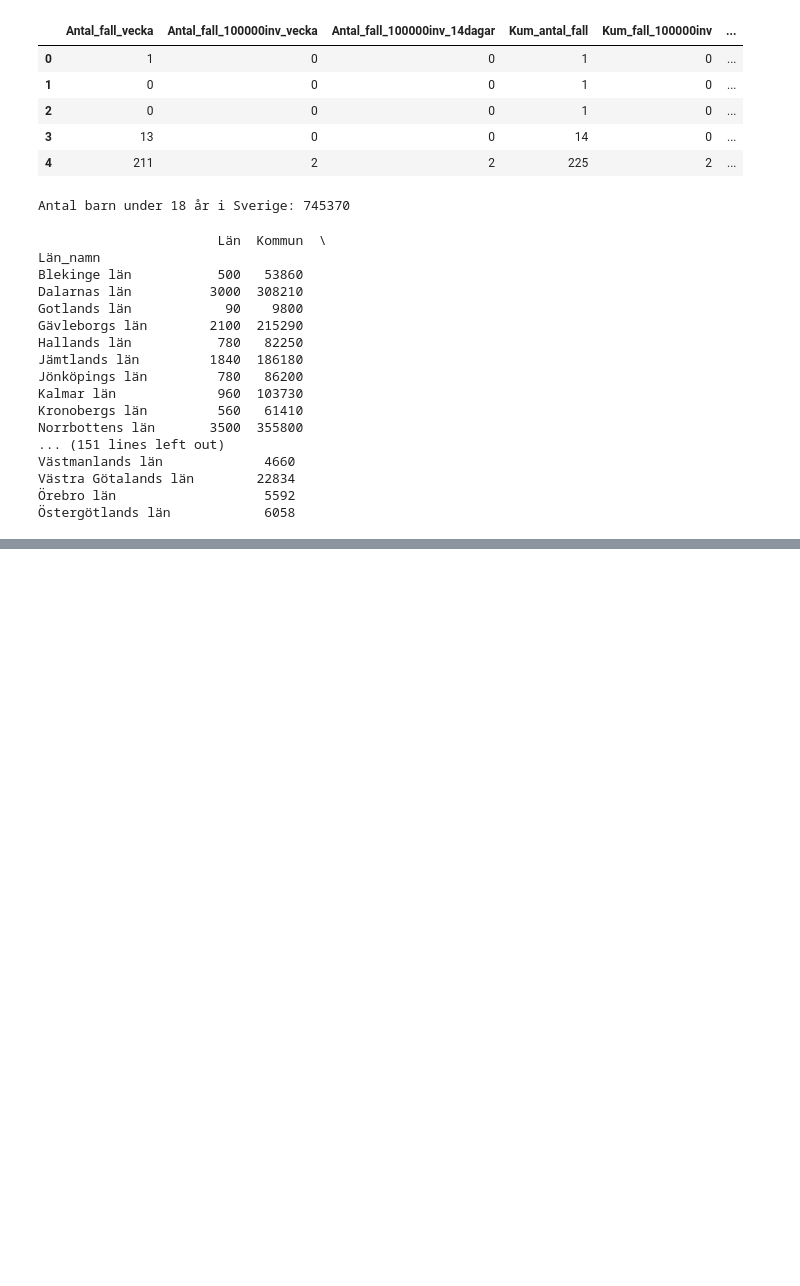
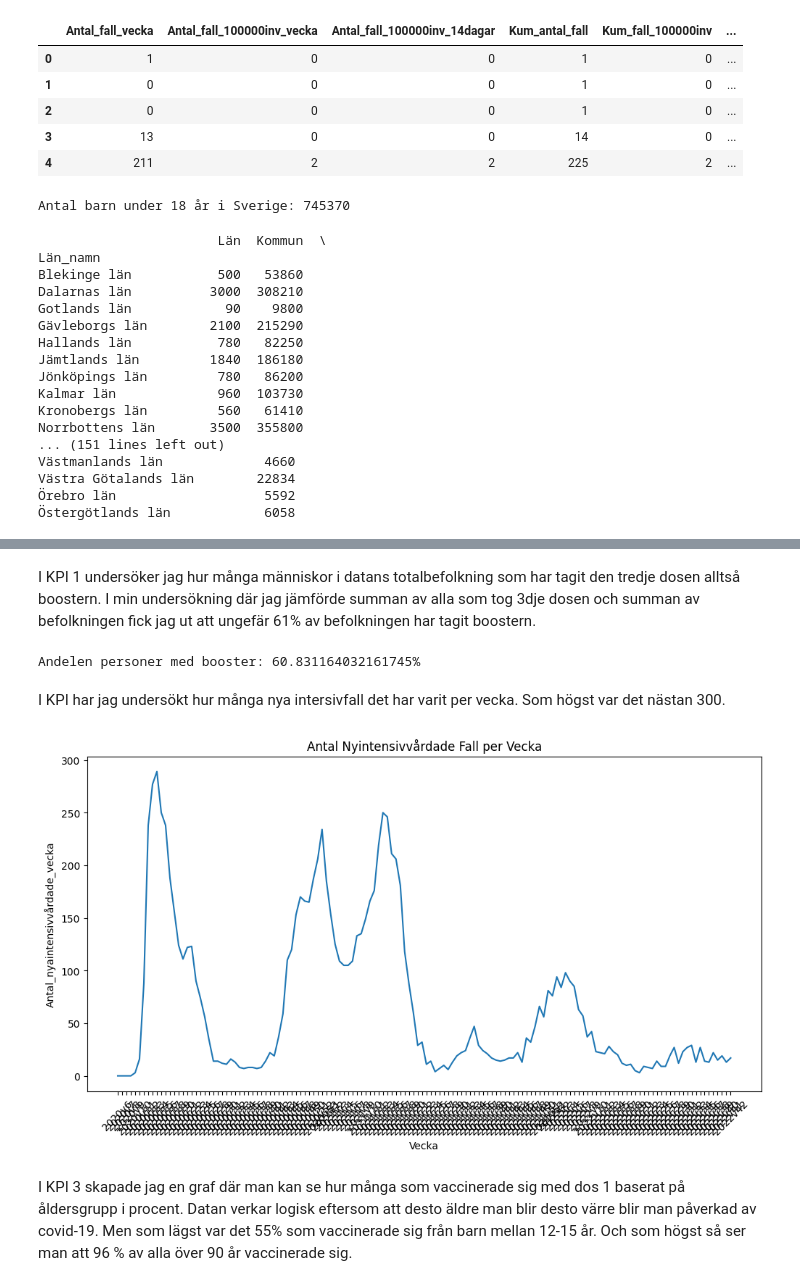
Before and after one commit to JohanClausenLind/Databehandling-Johan-Clausen-Lind, a Jupyter notebook: Labs/Labb_1.ipynb, the cells around one changed output, grey strips where cells are left out. Cells and saved outputs as stored; diff of their text form; code cells hidden in the pictures; blank space fills up the shorter version.

Commit message:
Created KPIs of the data

```diff
--- a/Labs/Labb_1.ipynb
+++ b/Labs/Labb_1.ipynb
@@ -171,0 +174,25 @@ for dos in ['Andel_minst_1_dos', 'Andel_minst_2_doser', 'Andel_3_doser', 'Andel_
+# %% [markdown]
+I KPI 1 undersöker jag hur många människor i datans totalbefolkning som har tagit den tredje dosen alltså boostern. I min undersökning där jag jämförde summan av alla som tog 3dje dosen och summan av befolkningen fick jag ut att ungefär 61% av befolkningen har tagit boostern.
+# %%
+# KPI 1
+total_booster = Vaccinerade_kommun_ålder['Antal 3 doser'].sum()
+total_befolkning = Vaccinerade_kommun_ålder['Befolkning'].sum()
+andel_booster = (total_booster / total_befolkning) * 100
+
+print(f"Andelen personer med booster: {andel_booster}%")
+# %% [output]
+Andelen personer med booster: 60.831164032161745%
+# %% [markdown]
+I KPI har jag undersökt hur många nya intersivfall det har varit per vecka. Som högst var det nästan 300.
+# %%
+# KPI 2: Intensivvårdade Fall per Vecka
+# Antag att 'Antal_nyaintensivvårdade_vecka' representerar antalet nyintensivvårdade per vecka
+plt.figure(figsize=(12, 6))
+sns.lineplot(data=veckodata_riket, x='Vecka', y='Antal_nyaintensivvårdade_vecka')
+plt.title('Antal Nyintensivvårdade Fall per Vecka')
+plt.xticks(rotation=45)
+plt.show()
+# %% [output]
+[figure, added]
+# %% [markdown]
+I KPI 3 skapade jag en graf där man kan se hur många som vaccinerade sig med dos 1 baserat på åldersgrupp i procent. Datan verkar logisk eftersom att desto äldre man blir desto värre blir man påverkad av covid-19. Men som lägst var det 55% som vaccinerade sig från barn mellan 12-15 år. Och som högst så ser man att 96 % av alla över 90 år vaccinerade sig.
```
Also changed, not shown: parts of 2 cells of this notebook.
